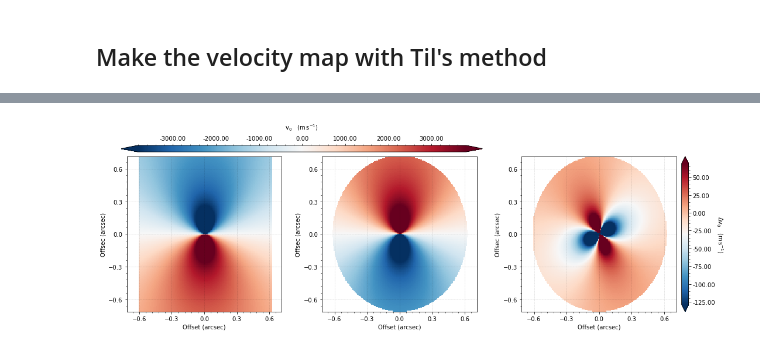
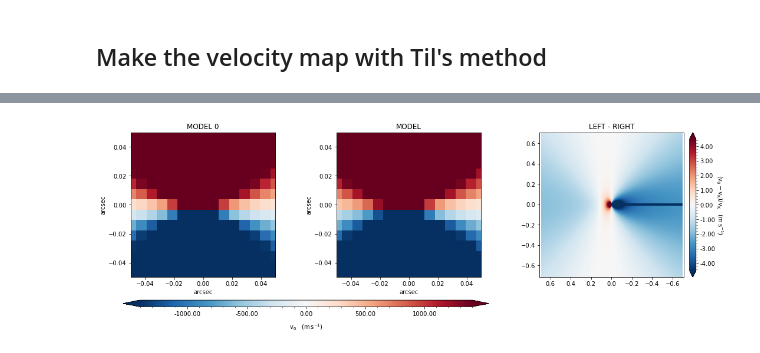
Before and after one commit to zuletav/warpdisks, a Jupyter notebook: notebooks/interpolation_comparison.ipynb, the cells around one changed output, grey strips where cells are left out. Drawn from its saved outputs; the diff is of its cells as text; code cells hidden in the pictures.

```diff
--- a/notebooks/interpolation_comparison.ipynb
+++ b/notebooks/interpolation_comparison.ipynb
@@ -46,8 +38,9 @@ uncertainty = './disk_incl10.0phi0.0_inc30.0PA45.0_r040dr10_dM1.fits'
 
 cube = rotationmap(path=path,
                    uncertainty=uncertainty)#, FOV=1.0)
-# Not important
-#cube.plot_data()
+
+# Get the pixel value to shift the cubes
+dpix = cube.dpix
 # %%
 # Dictionary to contain the disk parameters.
 params = {}
@@ -239,0 +160,13 @@ print(np.nanmax(img_v))
+# %%
+# Velocity with deprojection
+rdisk = np.hypot(X0, Y0)
+tdisk = np.arctan2(Y0, X0)
+
+disk = (X0.flatten(), Y0.flatten())
+grid = (x[None, :], y[:, None]) # Check xaxis definition
+r_obs = griddata(disk, rdisk.flatten(), grid,
+                 method='linear')
+t_obs = griddata(disk, tdisk.flatten(), grid,
+                 method='linear')
+#
+v0_a = pl._proj_vphi(r_obs, np.zeros_like(r_obs), inc, mstar, t_obs + np.pi/2, d)
@@ -240,30 +175,55 @@ print(np.nanmax(img_v))
 # %%
-residual = (model+img_v)
+#img_v_flip = np.flip(img_v)
+
+residual = model0-model1
+residual = (model0-v0_a)/v0_a * 100
+#residual = (model1-v0_a)
+
+extent = [xlim[0], xlim[1], ylim[0], ylim[1]]
+
 vminr, vmaxr = np.nanpercentile(residual, [2, 98])
 
-kwargs1 = {'vmin':vmin, 'vmax':vmax}
-kwargs2 = {'vmin':vmin, 'vmax':vmax}
-kwargs3 = {'vmin':vminr, 'vmax':vmaxr}
+kwargs0 = {'origin':'lower', 'vmin':vmin, 'vmax':vmax}
+kwargs1 = {'origin':'lower', 'vmin':vmin, 'vmax':vmax}
+kwargs2 = {'origin':'lower', 'vmin':-vmaxr*30, 'vmax':vmaxr*30}
 
-figR, (ax1, ax2, ax3) = plt.subplots(1, 3, figsize=(15, 5), constrained_layout=True)
+figR, (ax0, ax1, ax2) = plt.subplots(1, 3, figsize=(15, 5), constrained_layout=True)
 
-im1 = pl.plot_vel(img_xi_, img_yi_, model, ax=ax1, contours=False, **kwargs1)
+im0 = ax0.imshow(model1, cmap='RdBu_r', extent=extent, **kwargs0)
+im1 = ax1.imshow(v0_a, cmap='RdBu_r', extent=extent, **kwargs1)
+im2 = ax2.imshow(residual, cmap='RdBu_r', extent=extent, **kwargs2)
 
-im2 = pl.plot_vel(img_xi_, img_yi_, img_v, ax=ax2, contours=False, **kwargs2)
-
-im3 = pl.plot_vel(img_xi_, img_yi_, residual, ax=ax3, contours=False, **kwargs3)
-#ax3.contour(img_xi_, img_yi_, img_r, 15, colors='k', linewidths=0.5)
+# AX1
+lx = 0.05
+ly = 0.05
+center = 0
+ax0.set_title(f'MODEL 0')
+ax0.set_xlim(center-lx, center+lx)
+ax0.set_ylim(center-ly, center+ly)
+ax0.set_xlabel('arcsec')
+ax0.set_ylabel('arcsec')
 
 
-#
-#print(ax1.get_position().x0)
-cb1 = figR.colorbar(im1, ax=(ax1, ax2), extend='both', pad=0.03, format='%.2f', fraction=0.046, location='top', aspect=50)
-cb1.set_label(label=r'${\rm v_{0} \quad (m\,s^{-1})}$', rotation=0, labelpad=10)
-cb1.minorticks_on()
-#
-cb2 = figR.colorbar(im3, ax=ax3, extend='both', pad=0.03, format='%.2f', fraction=0.046)
-cb2.set_label(label=r'${\rm \Delta v_{0} \quad (m\,s^{-1})}$', rotation=270, labelpad=15)
+ax1.set_title(f'MODEL')
+ax1.set_xlim(center-lx, center+lx)
+ax1.set_ylim(center-ly, center+ly)
+ax1.set_xlabel('arcsec')
+ax1.set_ylabel('arcsec')
+
+cb0 = figR.colorbar(im0, ax=(ax0, ax1), extend='both', pad=0.03, format='%.2f', fraction=0.046, location='bottom', aspect=50)
+cb0.set_label(label=r'${\rm v_{0} \quad (m\,s^{-1})}$', rotation=0, labelpad=10)
+cb0.minorticks_on()
+
+
+# AX3
+cb2 = figR.colorbar(im2, ax=ax2, extend='both', pad=0.03, format='%.2f', fraction=0.046)
+#cb2.set_label(label=r'${\rm \Delta v_{0} \quad (m\,s^{-1})}$', rotation=270, labelpad=15)
+cb2.set_label(label=r'${\rm (v_{0} - v_{K})/v_{K} \quad (m\,s^{-1})}$', rotation=270, labelpad=15)
 cb2.minorticks_on()
 
-#figR.savefig(f'residual_PA{PA}inc{inc}T{twist}t{tilt}.pdf', dpi=500, bbox_inches='tight')
+ax2.set_title("LEFT - RIGHT")
+#ax3.set_xlim(-lx, lx)
+#ax3.set_ylim(-ly, ly)
+
+#figR.savefig(f'residualR-T_PA{PA}inc{inc}T{twist}t{tilt}.pdf', dpi=500, bbox_inches='tight')
 # %% [output]
@@ -270 +231 @@ cb2.minorticks_on()
-[figure, old version]
+[figure, new version]
```
Also changed, not shown: parts of 29 cells of this notebook.
